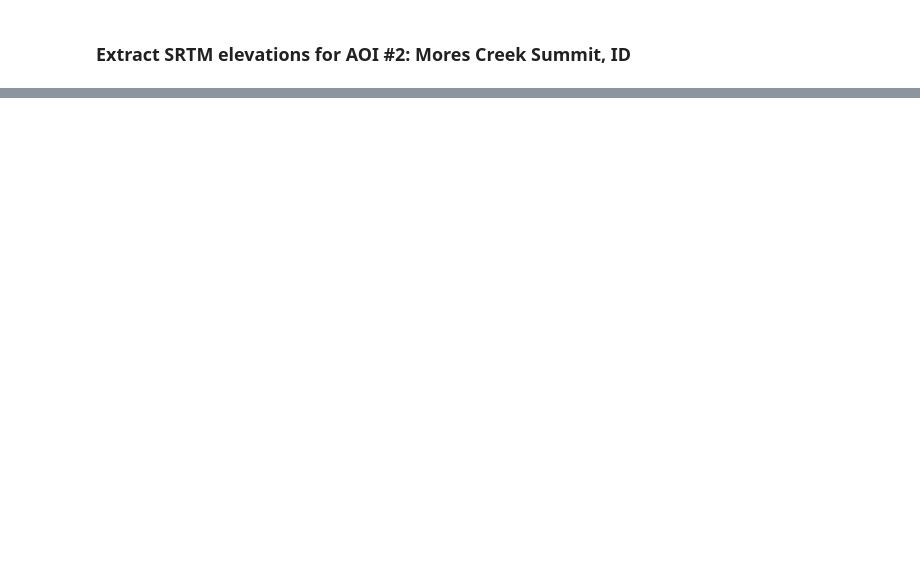
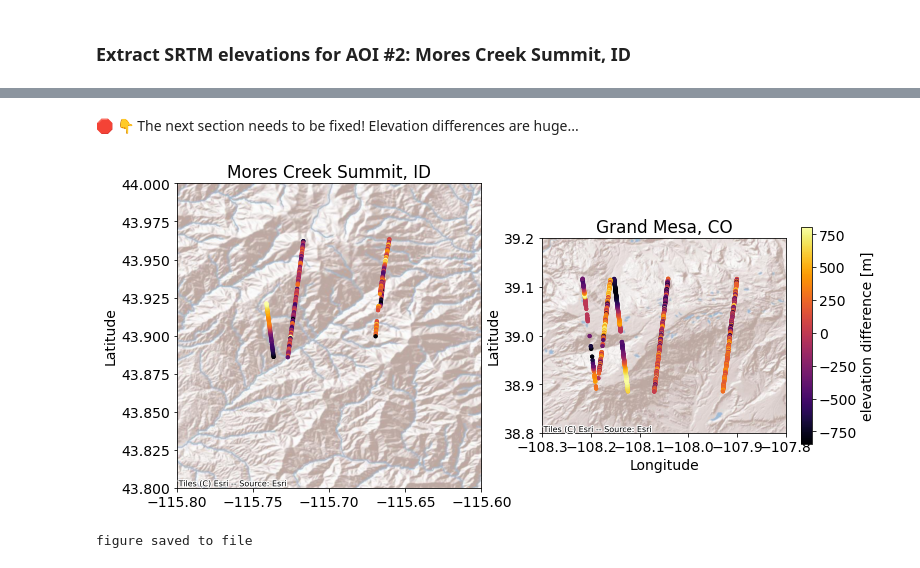
Before and after one commit to ICESAT-2HackWeek/2022-snow-dem-large, a Jupyter notebook: notebooks/SRTM_GEE.ipynb, the cells around one changed output, grey strips where cells are left out. Saved outputs shown, nothing was run; the diff lists cells and outputs as text; code cells hidden in the pictures; blank space fills up the shorter version.

Commit message:
adding notes to SRTM script

```diff
--- a/notebooks/SRTM_GEE.ipynb
+++ b/notebooks/SRTM_GEE.ipynb
@@ -158,10 +175,12 @@ print('figures saved to file')
+# %% [markdown]
+🛑 👇 The next section needs to be fixed! Elevation differences are huge...
 # %%
-# -----run for other ICESat-2 tracks, using snow_off_diff to adjust snow depths
+# -----calculate elevation difference for other ICESat-2 tracks
 
-# grab ICESat-2 file names
+# grab ICESat-2 file names from directory
 file_names = sorted(os.listdir(data_path))
 
-# create figure
+# set up figure
 fig2, (axA, axB) = plt.subplots(1, 2, figsize=(12, 10))
 plt.rcParams.update({'font.size': 14, 'font.serif': 'Arial'})
 # Grand Mesa, CO
@@ -179,12 +198,8 @@ axB.set_title('Grand Mesa, CO')
 # line plotting colormap
 colors = plt.cm.PuOr(np.linspace(0,1,len(file_names)+1))
 
-count = 0 # file counter for line plotting
-
 # loop through files
 for file_name in file_names:
-
-    count += 1 # increase file counter
 
     # extract date from file name
     date = file_name[16:24]
@@ -224,8 +239,8 @@ for file_name in file_names:
             diff = is2_gdf['h_te_best_fit'] - SRTM_sample_gdf['elevation']
 
             # plot elevation difference
-            axA.scatter(is2_gdf['lon'], is2_gdf['lat'], s= 10, c = diff, cmap=plt.cm.viridis)
-            axB.scatter(is2_gdf['lon'], is2_gdf['lat'], s= 10, c = diff, cmap=plt.cm.viridis)
+            axA.scatter(is2_gdf['lon'], is2_gdf['lat'], s= 10, c = diff, cmap=plt.cm.inferno)
+            axB.scatter(is2_gdf['lon'], is2_gdf['lat'], s= 10, c = diff, cmap=plt.cm.inferno)
 
         if 'gt2r' in f:
 
@@ -242,34 +257,37 @@ for file_name in file_names:
             SRTM1_sample = ee.FeatureCollection(SRTM1.sample(is2_ee))
             SRTM1_sample_gdf = geemap.ee_to_geopandas(SRTM1_sample, selectors=['elevation'])
             SRTM1_sample_gdf['lon'] = is2_gdf['lon']
             SRTM1_sample_gdf['lat'] = is2_gdf['lat']
             # SRTM2
             SRTM2_sample = ee.FeatureCollection(SRTM2.sample(is2_ee))
             SRTM2_sample_gdf = geemap.ee_to_geopandas(SRTM2_sample, selectors=['elevation'])
             SRTM2_sample_gdf['lon'] = is2_gdf['lon']
             SRTM2_sample_gdf['lat'] = is2_gdf['lat']
              # determine which one applies
             if 'elevation' in SRTM1_sample_gdf.columns:
                 SRTM_sample_gdf = SRTM1_sample_gdf
             elif 'elevation' in SRTM2_sample_gdf.columns:
                 SRTM_sample_gdf = SRTM2_sample_gdf
 
             # calculate elevation difference
             diff = is2_gdf['h_te_best_fit'] - SRTM_sample_gdf['elevation']
 
             # plot elevation difference
             axA.scatter(is2_gdf['lon'], is2_gdf['lat'], s=10, c = diff, cmap=plt.cm.inferno)
             points = axB.scatter(is2_gdf['lon'], is2_gdf['lat'], s=10, c = diff, cmap=plt.cm.inferno)
 
 # axB.legend(bbox_to_anchor=(1.25, 1.8))
 ctx.add_basemap(ax=axA, crs=is2_gdf.crs, source=ctx.providers.Esri.WorldShadedRelief)
 ctx.add_basemap(ax=axB, crs=is2_gdf.crs, source=ctx.providers.Esri.WorldShadedRelief)
 fig2.colorbar(points, ax=axB, label='elevation difference [m]', shrink=0.4)
 plt.show()
 
 # save figure
-fig2.savefig('../figures/SRTM_elev_diff.png')
+fig2.savefig('../figures/SRTM_elev_diff.png', dpi=200)
 print('figure saved to file')
+# %% [output]
+[figure, added]
+figure saved to file
 # %%
 # -----create a GEE map
 # Map = geemap.Map()
```
Also changed, not shown: parts of 6 cells of this notebook, 1 other file.
